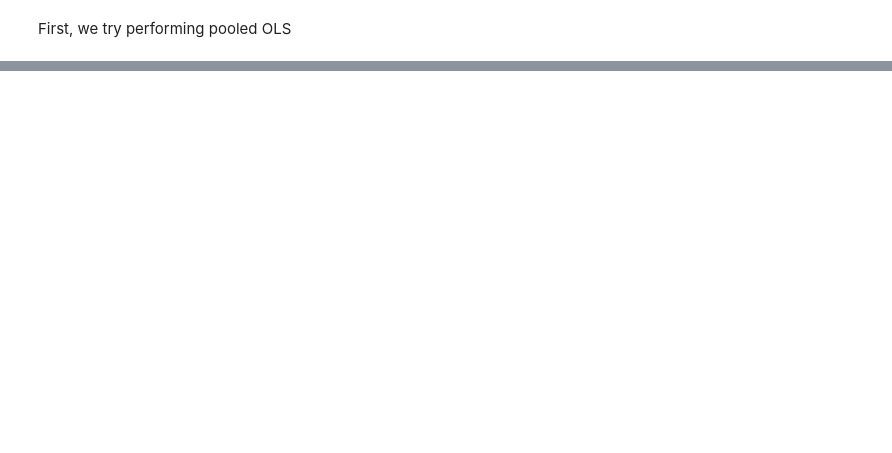
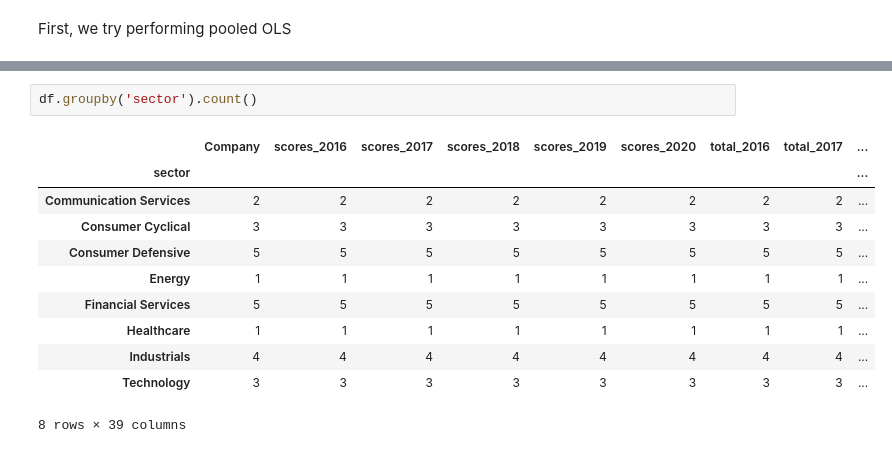
Before and after one commit to benjaminrike1/social_score, a Jupyter notebook: panel_data.ipynb, the cells around one changed output, grey strips where cells are left out. Saved outputs shown, nothing was run; the diff lists cells and outputs as text; blank space fills up the shorter version.

```diff
--- a/panel_data.ipynb
+++ b/panel_data.ipynb
@@ -157,2 +184,16 @@ First, we try performing pooled OLS
+# %%
+df.groupby('sector').count()
+# %% [output]
+|  | Company | scores_2016 | scores_2017 | scores_2018 | scores_2019 | scores_2020 | total_2016 | total_2017 | ... |
+| sector |  |  |  |  |  |  |  |  | ... |
+| Communication Services | 2 | 2 | 2 | 2 | 2 | 2 | 2 | 2 | ... |
+| Consumer Cyclical | 3 | 3 | 3 | 3 | 3 | 3 | 3 | 3 | ... |
+| Consumer Defensive | 5 | 5 | 5 | 5 | 5 | 5 | 5 | 5 | ... |
+| Energy | 1 | 1 | 1 | 1 | 1 | 1 | 1 | 1 | ... |
+| Financial Services | 5 | 5 | 5 | 5 | 5 | 5 | 5 | 5 | ... |
+| Healthcare | 1 | 1 | 1 | 1 | 1 | 1 | 1 | 1 | ... |
+| Industrials | 4 | 4 | 4 | 4 | 4 | 4 | 4 | 4 | ... |
+| Technology | 3 | 3 | 3 | 3 | 3 | 3 | 3 | 3 | ... |
+8 rows × 39 columns
 # %%
 from linearmodels import PooledOLS
```
Also changed, not shown: parts of 10 cells of this notebook.
